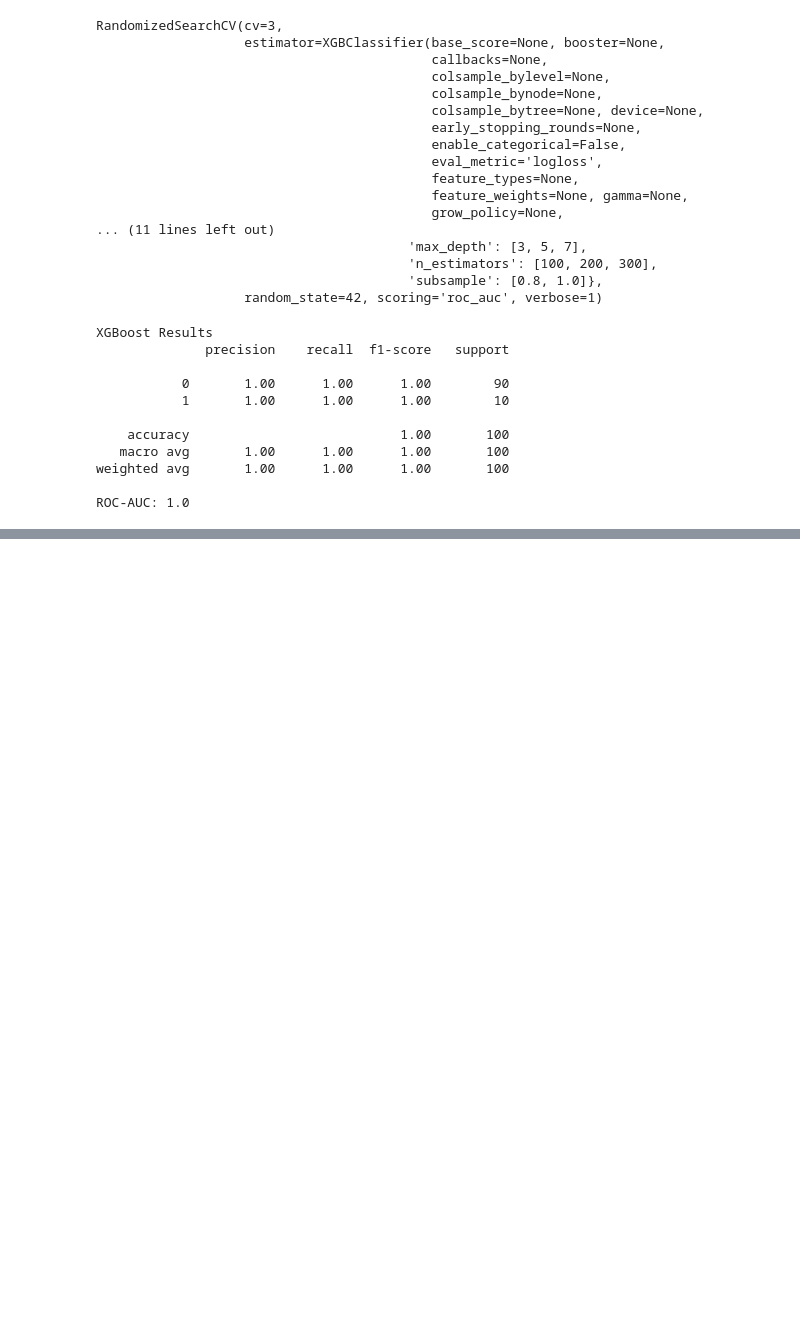
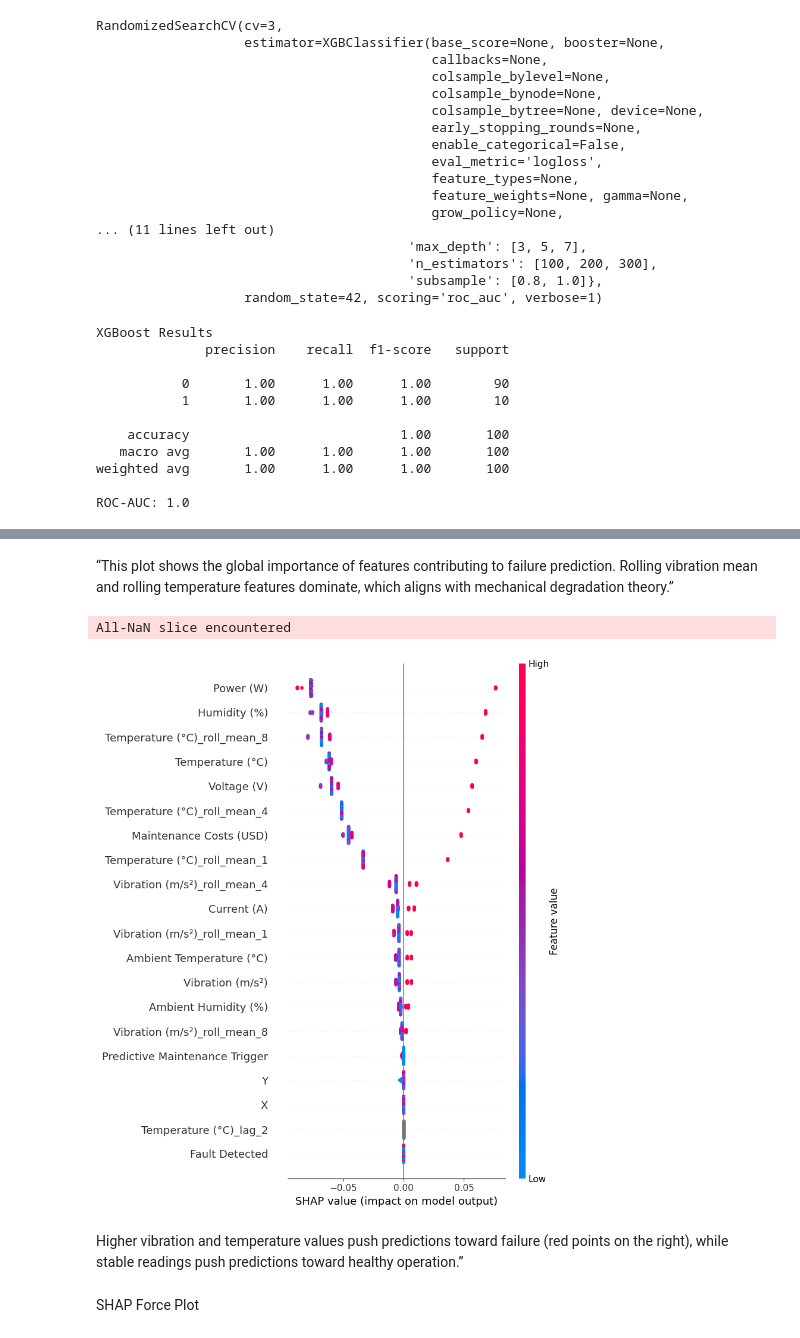
Before and after one commit to abdulqadir90965/Project1_Predictive_Maintenance_Engine, a Jupyter notebook: Project1_Predictive_Maintenance_Engine.ipynb, the cells around one changed output, grey strips where cells are left out. Drawn from its saved outputs; the diff is of its cells as text; code cells hidden in the pictures; blank space fills up the shorter version.

```diff
--- a/Project1_Predictive_Maintenance_Engine.ipynb
+++ b/Project1_Predictive_Maintenance_Engine.ipynb
@@ -414,0 +444,15 @@ ROC-AUC: 1.0
+# %% [markdown]
+“This plot shows the global importance of features contributing to failure prediction.
+Rolling vibration mean and rolling temperature features dominate, which aligns with mechanical degradation theory.”
+# %%
+shap.summary_plot(
+    shap_values_failure,
+    X_test
+)
+# %% [output]
+All-NaN slice encountered
+[figure, added]
+# %% [markdown]
+Higher vibration and temperature values push predictions toward failure (red points on the right), while stable readings push predictions toward healthy operation.”
+# %% [markdown]
+SHAP Force Plot
```
Also changed, not shown: parts of 10 cells of this notebook.
